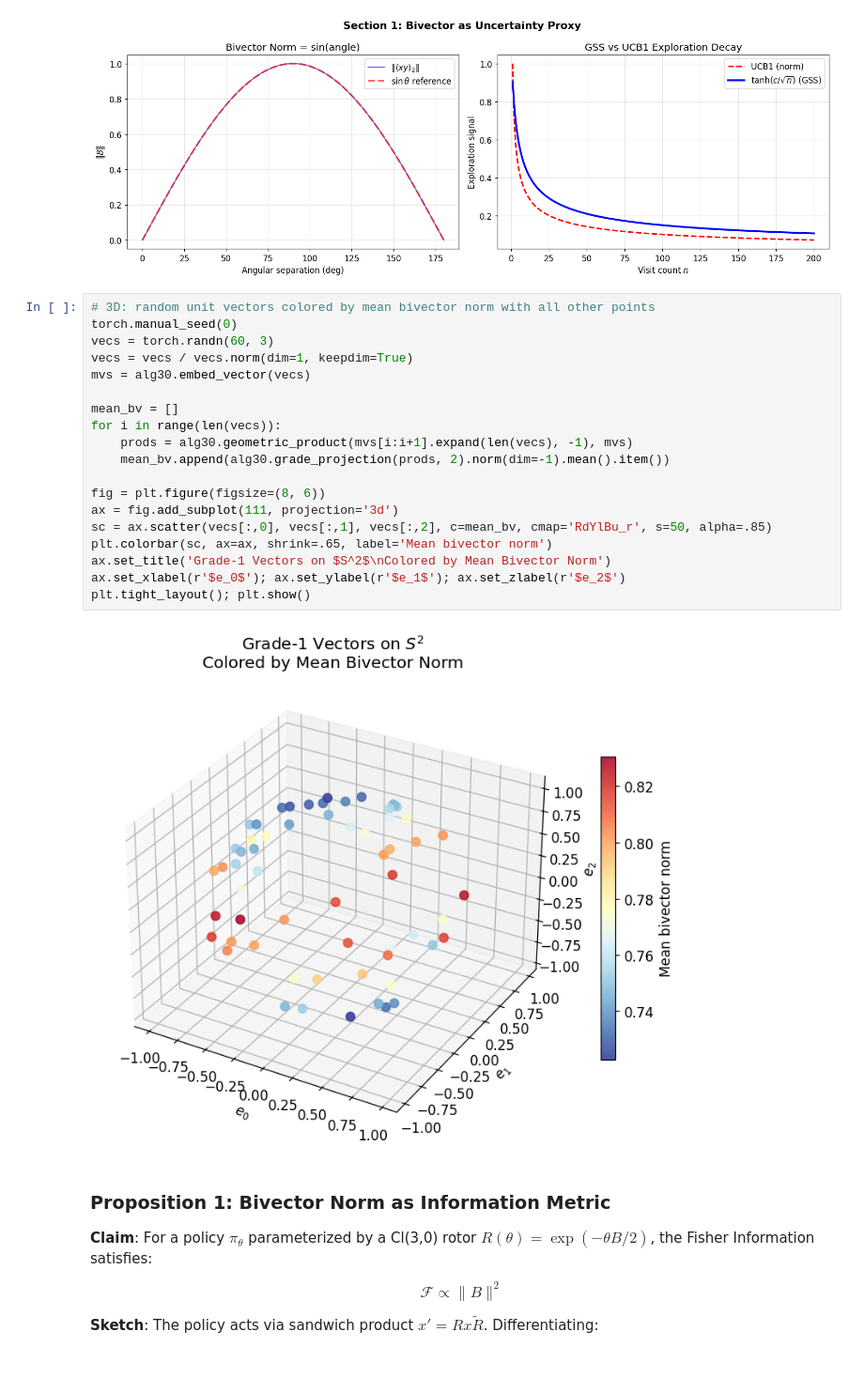
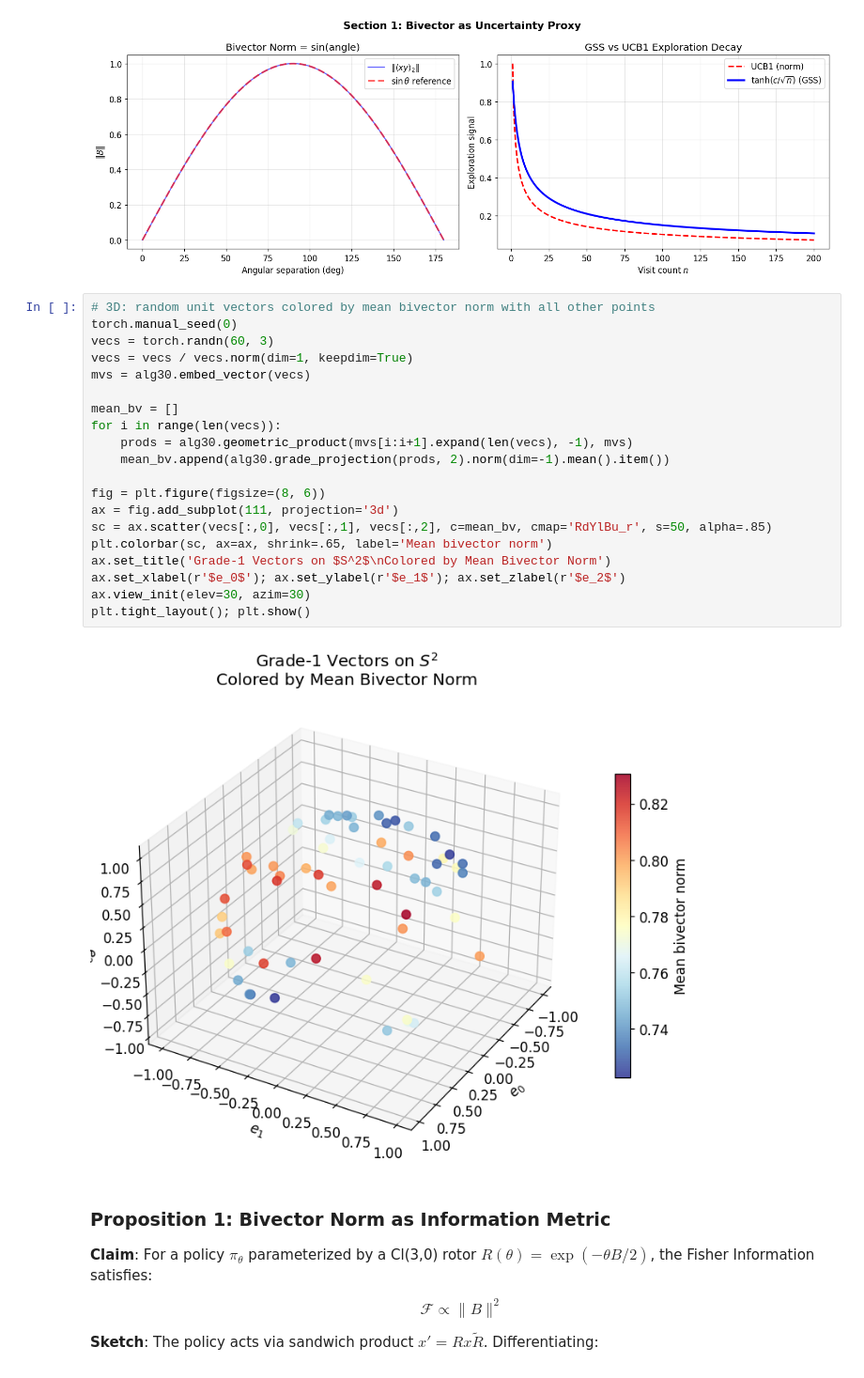
Before and after one commit to Concode0/GSS-Research, a Jupyter notebook: gss_research.ipynb, the cells around one changed output. Shown at 94% size. Cells and saved outputs as stored; diff of their text form.

```diff
--- a/gss_research.ipynb
+++ b/gss_research.ipynb
@@ -102,24 +103,25 @@ plt.tight_layout(); plt.show()
 # %%
 # 3D: random unit vectors colored by mean bivector norm with all other points
 torch.manual_seed(0)
 vecs = torch.randn(60, 3)
 vecs = vecs / vecs.norm(dim=1, keepdim=True)
 mvs = alg30.embed_vector(vecs)
 
 mean_bv = []
 for i in range(len(vecs)):
     prods = alg30.geometric_product(mvs[i:i+1].expand(len(vecs), -1), mvs)
     mean_bv.append(alg30.grade_projection(prods, 2).norm(dim=-1).mean().item())
 
 fig = plt.figure(figsize=(8, 6))
 ax = fig.add_subplot(111, projection='3d')
 sc = ax.scatter(vecs[:,0], vecs[:,1], vecs[:,2], c=mean_bv, cmap='RdYlBu_r', s=50, alpha=.85)
 plt.colorbar(sc, ax=ax, shrink=.65, label='Mean bivector norm')
 ax.set_title('Grade-1 Vectors on $S^2$\nColored by Mean Bivector Norm')
 ax.set_xlabel(r'$e_0$'); ax.set_ylabel(r'$e_1$'); ax.set_zlabel(r'$e_2$')
+ax.view_init(elev=30, azim=30)
 plt.tight_layout(); plt.show()
 # %% [output]
-[figure, old version]
+[figure, new version]
 # %% [markdown]
 ### Proposition 1: Bivector Norm as Information Metric
 
```
Also changed, not shown: parts of 16 cells of this notebook, 1 other file.
